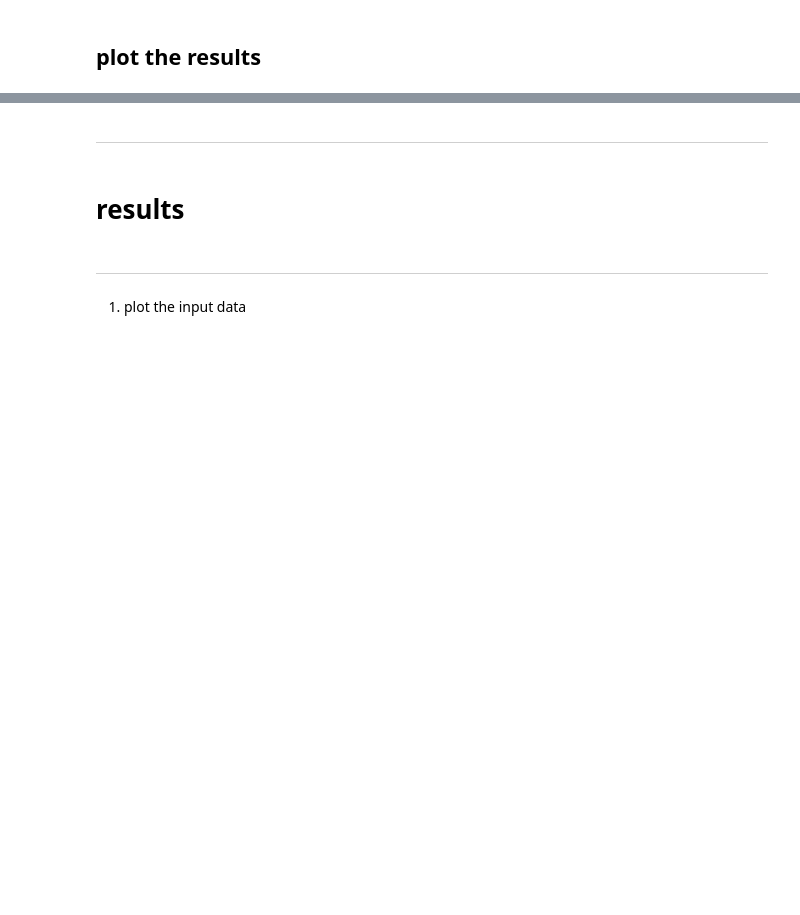
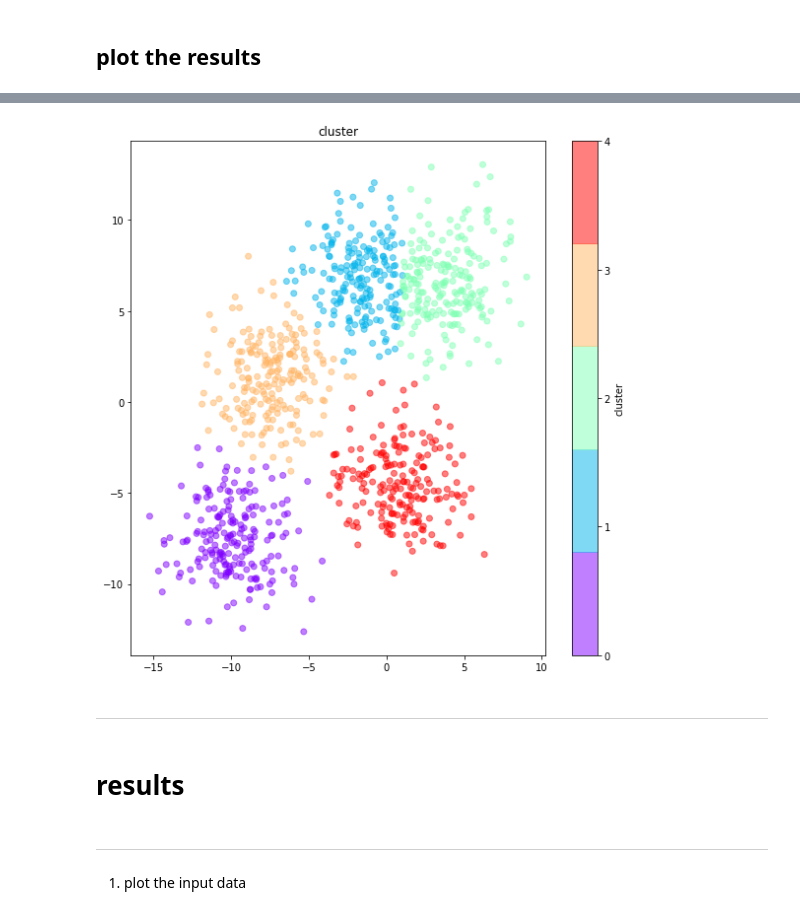
Before and after one commit to chan0139/assignment-machine-learning, a Jupyter notebook: 11/assignment_11.ipynb, the cells around one changed output, grey strips where cells are left out. Drawn from its saved outputs; the diff is of its cells as text; code cells hidden in the pictures; blank space fills up the shorter version.

```diff
--- a/11/assignment_11.ipynb
+++ b/11/assignment_11.ipynb
@@ -239,28 +257,17 @@ def plot_loss_curve(loss_iteration):
 # %%
+def plot_cluster(feature, label_feature):
+    color_num = 5
+    plt.figure(figsize=(8,8))   # USE THIS VALUE for the size of the figure
+    plt.title('cluster')
+    plt.scatter(x,y, c = label_feature, cmap = plt.cm.get_cmap('rainbow', color_num), alpha = 0.5)
+    plt.colorbar(ticks = range(color_num), format = '%d', label = 'cluster')
 
-def plot_centroid(centroid_iteration):
-
-    plt.figure(figsize=(8,8))   # USE THIS VALUE for the size of the figure
-    plt.title('centroid')
-    # ===================================================
-    # fill up the blank
-    #
-    #
-    # ===================================================
     plt.tight_layout()
     plt.show()
-# %%
-def plot_cluster(feature, label_feature, label_cluster):
-
-    plt.figure(figsize=(8,8))   # USE THIS VALUE for the size of the figure
-    plt.title('cluster')
-    # ===================================================
-    # fill up the blank
-    #
-    #
-    # ===================================================
-    plt.tight_layout()
-    plt.show()
+# %%
+plot_cluster(feature, label_feature)
+# %% [output]
+[figure, added]
 # %% [markdown]
 ***
 # %% [markdown]
```
Also changed, not shown: parts of 9 cells of this notebook.
